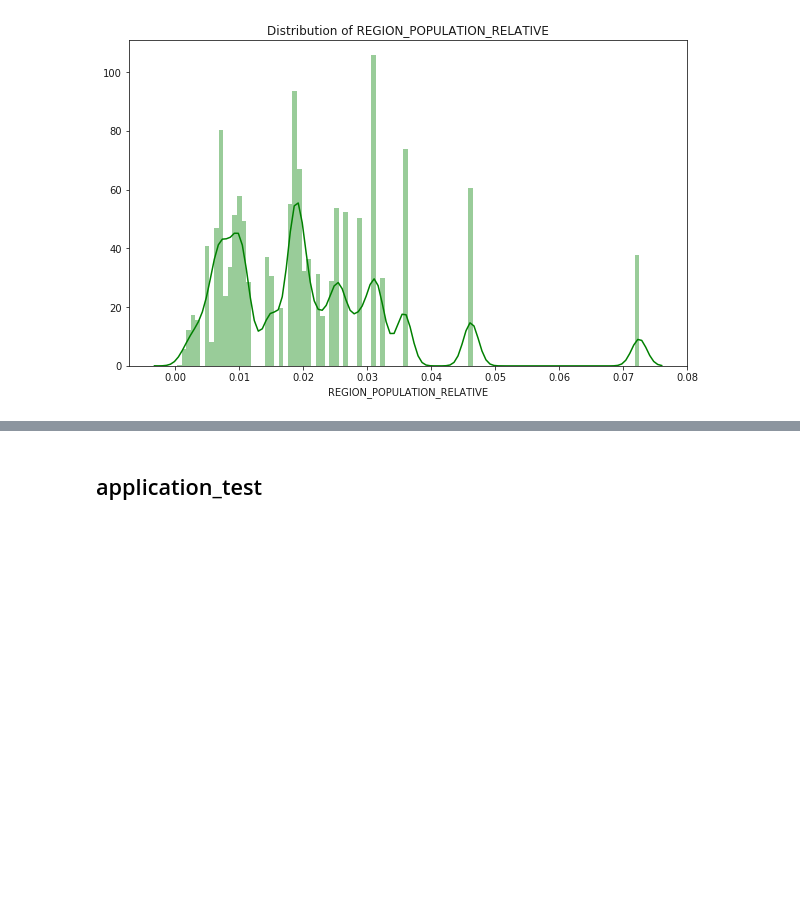
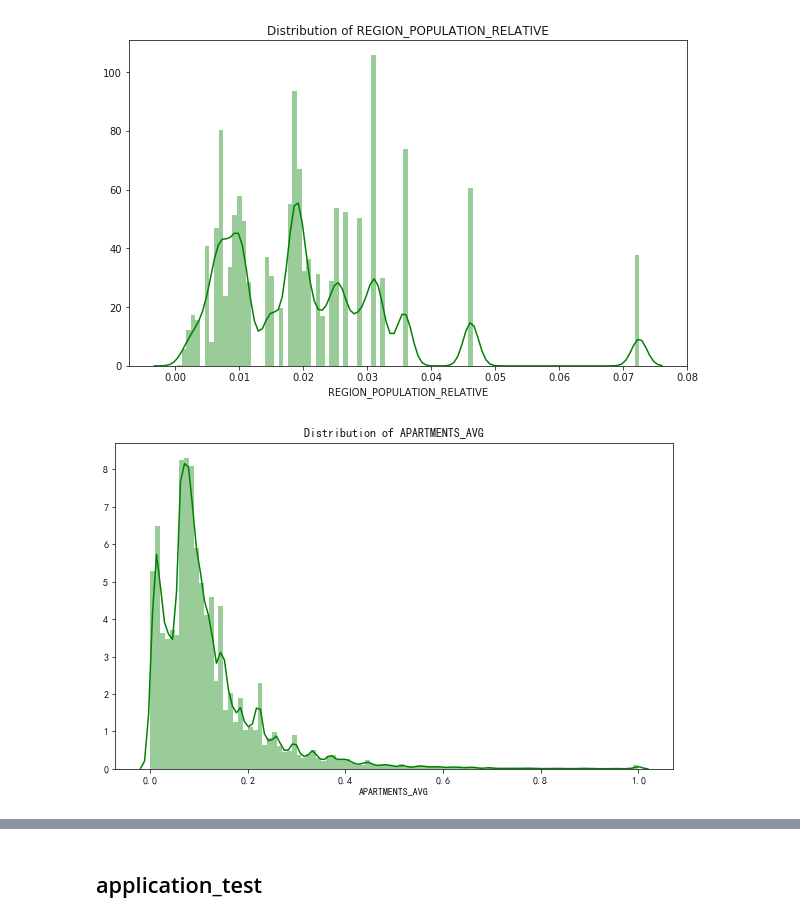
Before and after one commit to MagleHJ/Kaggle_Home_Credit_Default_Risk, a Jupyter notebook: src/xxq/EDA.ipynb, the cells around one changed output, grey strips where cells are left out. Saved outputs shown, nothing was run; the diff lists cells and outputs as text; code cells hidden in the pictures; blank space fills up the shorter version.

```diff
--- a/src/xxq/EDA.ipynb
+++ b/src/xxq/EDA.ipynb
@@ -550,3 +576,7 @@ plot_stats('NAME_TYPE_SUITE',application_train,True,True)
 plot_distribution('REGION_POPULATION_RELATIVE',application_train,'green')
 # %% [output]
 [figure]
+# %%
+plot_distribution('APARTMENTS_AVG',application_train,'green')
+# %% [output]
+[figure, added]
```
Also changed, not shown: parts of 13 cells of this notebook, 1 other file.
